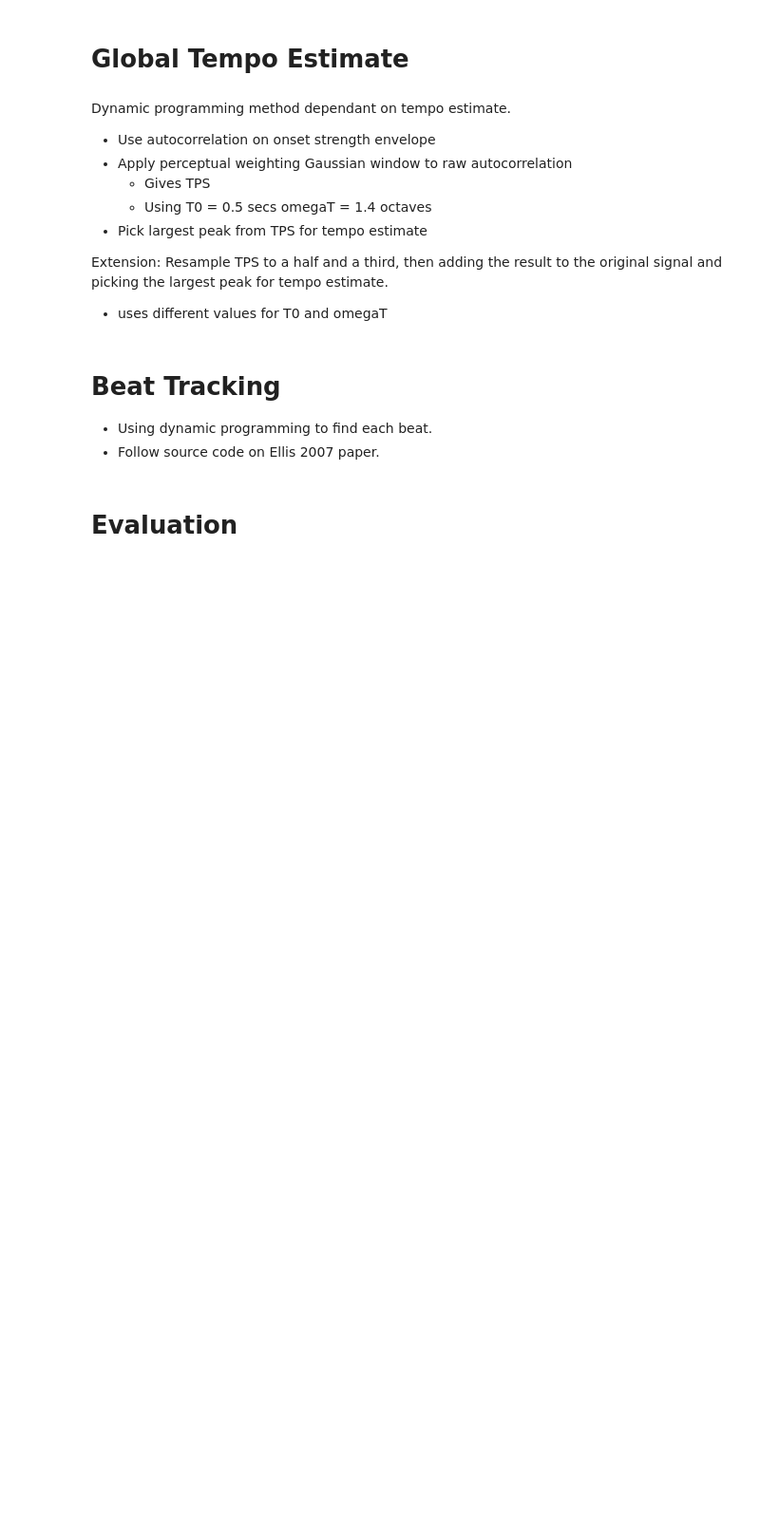
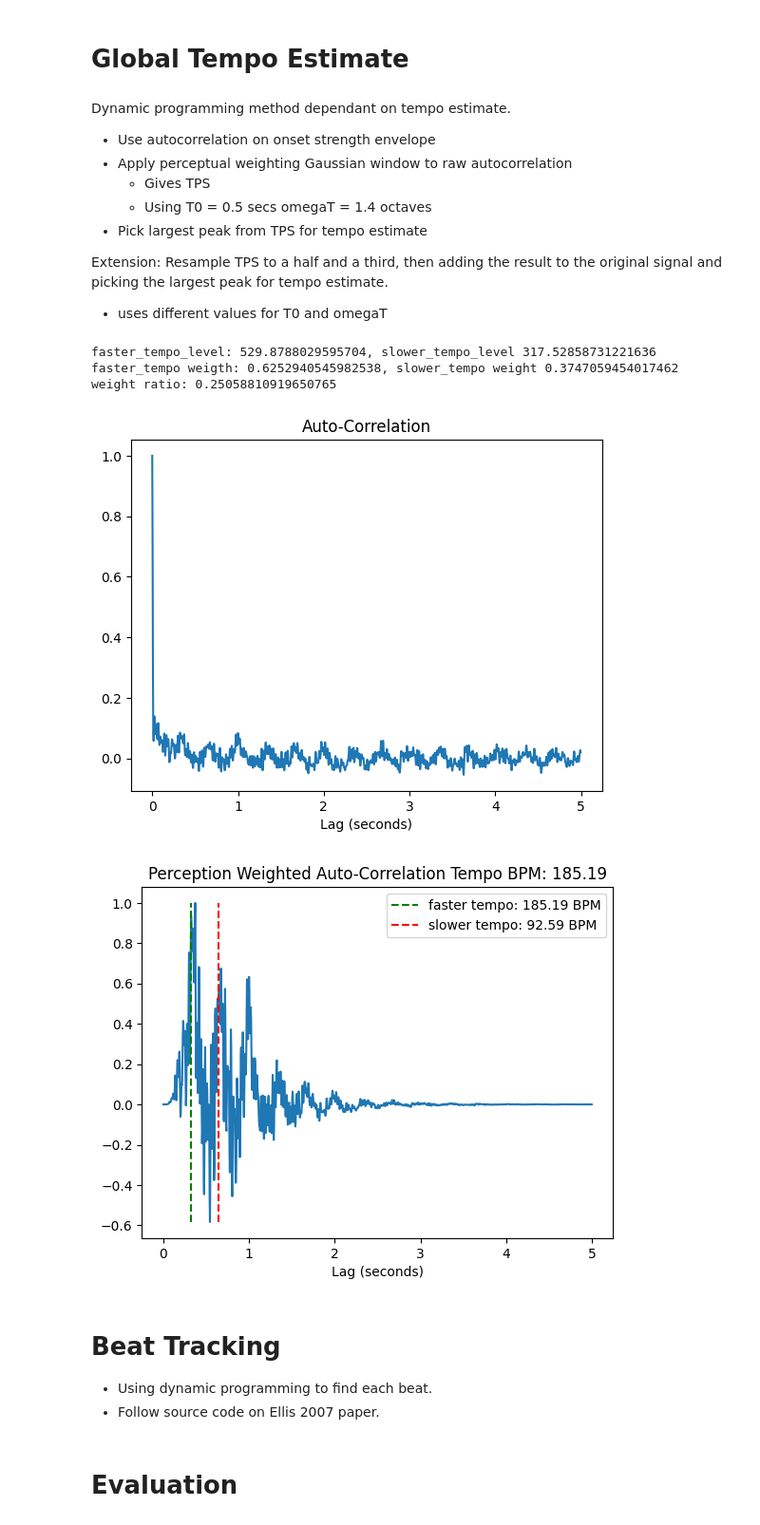
Before and after one commit to ruarim/beat_tracker, a Jupyter notebook: beat_tracker_dynamic.ipynb, the cells around one changed output. Shown at 95% size. Cells and saved outputs as stored; diff of their text form; code cells hidden in the pictures; blank space fills up the shorter version.

Commit message:
f_measure evaluation and plotting, clean up

```diff
--- a/beat_tracker_dynamic.ipynb
+++ b/beat_tracker_dynamic.ipynb
@@ -17,20 +6,3 @@ Create data structure for each peice of audio.
-# %%
-# data/BallroomData/Quickstep/Albums-Ballroom_Classics4-20.wav - 204 BPM
-# data/BallroomData/Quickstep/Albums-Chrisanne2-11.wav - 204 BPM
-# data/BallroomData/Tango/Media-105508.wav - 128 BPM
-# data/BallroomData/ChaChaCha/Albums-Cafe_Paradiso-08.wav - Easy 124  - BPM
-# data/BallroomData/Rumba-American/Albums-GloriaEstefan_MiTierra-04.wav - 122 BPM
-# data/BallroomData/Waltz/Albums-Ballroom_Classics4-01.wav - Very hard - 87 BPM
-# data/BallroomData/Jive/Albums-Cafe_Paradiso-16.wav # Easy - 172 BPM
-
-# get file
-beats_path = 'data/BallroomData/Waltz/Albums-Ballroom_Classics4-01.wav'
-
-# resample rate - based on method of ellis 2007
-resample_rate = 8000
-
-# load audio
-y, sr = librosa.load(beats_path, sr=resample_rate)
 # %% [markdown]
 # Onset Strength Envelope
 # %% [markdown]
@@ -120,8 +92,8 @@ def plot_onset_envelope_strength(y, onset_strength, hop_sec):
     plt.ylim([-0.1, 1.1])
     plt.show()
 
-hop_sec=0.004
-ose = onset_strength_envelope(y, sr, hop_sec=hop_sec)
+# hop_sec=0.004
+# ose = onset_strength_envelope(y, sr, hop_sec=hop_sec)
 # %% [markdown]
 # Global Tempo Estimate
 # %% [markdown]
@@ -218,39 +190,44 @@ def estimate_tempo(odf, sr, hop_sec=0.004, max_lag_s=5, weight_threshold_ratio=0
 
     # # calculate secondary bpm
     # # two further functions are calculated by resampling T P S to one-half and one-third,
     # # respectively, of its original length, adding this to the original T P S,
     # # then choosing the largest peak across both these sequences - ellis 2007
     faster_tempo_frame, slower_tempo_frame = tempo_multiples(tps)
 
+    faster_tempo_peak = tps[faster_tempo_frame]
+    slower_tempo_peak = tps[slower_tempo_frame]
+
     # Relative weights of the two levels are again taken from the relative peak heights
     # at the two period estimates in the original T P S. This approach finds the tempo that maximizes
     # the sum of the T P S values at both metrical levels
-    faster_tempo_peak = tps[faster_tempo_frame]
-    slower_tempo_peak = tps[slower_tempo_frame]
-
-    # find the nomalised strength of each tempo
     faster_tempo_weight = faster_tempo_peak / (faster_tempo_peak + slower_tempo_peak)
     slower_tempo_weight = slower_tempo_peak / (faster_tempo_peak + slower_tempo_peak)
 
     # start testing without - risk of over fitting to data set
-    # weight difference decision rule - not explicitly mentioned in the paper - this is my interpretation
+    # weight difference decision rule - not explicitly mentioned in the paper - this is my idea
 
     # weight difference threshold
     if (slower_tempo_weight > faster_tempo_weight): selected_tempo = slower_tempo_frame
     # test with decision rule - add in comparison to original tps peak
     #else if abs(faster_tempo_weight - slower_tempo_weight) > weight_threshold_ratio: selected_tempo = slower_tempo_frame
     else: selected_tempo = faster_tempo_frame
 
     # plot results
     if(show):
         print("faster_tempo_level: {}, slower_tempo_level {}".format(faster_tempo_peak, slower_tempo_peak))
         print("faster_tempo weigth: {}, slower_tempo weight {}".format(faster_tempo_weight, slower_tempo_weight))
         print('weight ratio: {}'.format(abs(faster_tempo_weight - slower_tempo_weight)))
         plot_auto_c(auto_c, tps, faster_tempo_frame, slower_tempo_frame, selected_tempo, sr, hop_length)
 
     return selected_tempo
 
-tempo_estimate = estimate_tempo(ose, sr, hop_sec)
+# tempo_estimate = estimate_tempo(ose, sr, hop_sec, show=True)
+# %% [output]
+faster_tempo_level: 529.8788029595704, slower_tempo_level 317.52858731221636
+faster_tempo weigth: 0.6252940545982538, slower_tempo weight 0.3747059454017462
+weight ratio: 0.25058810919650765
+[figure, added]
+[figure, added]
 # %% [markdown]
 # Beat Tracking
 - Using dynamic programming to find each beat.
```
Also changed, not shown: parts of 6 cells of this notebook.
